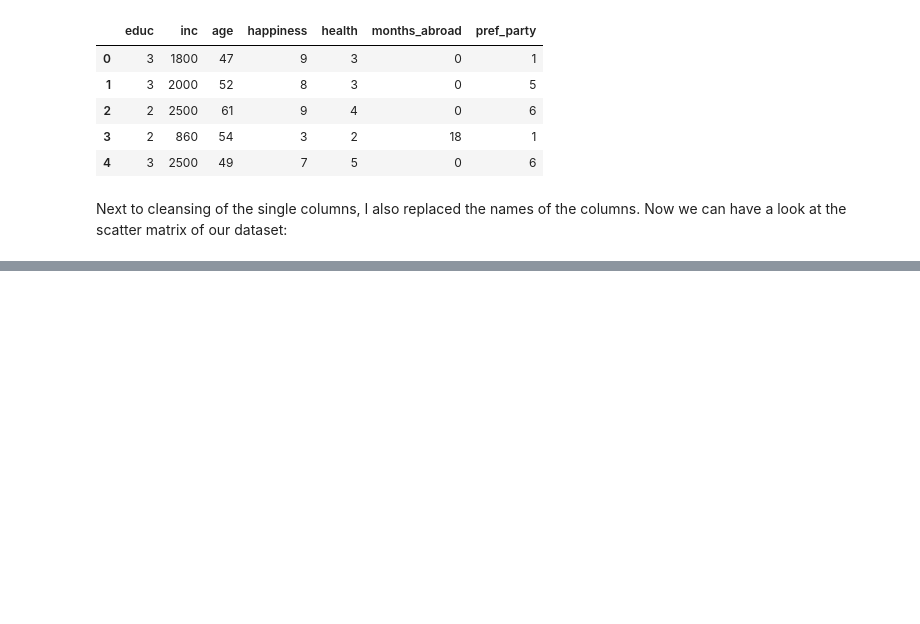
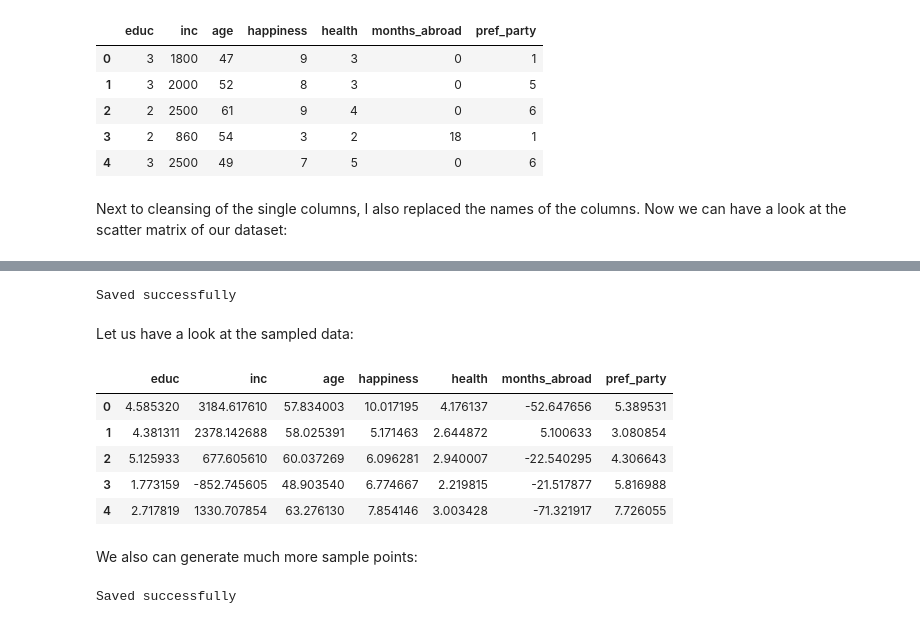
Before and after one commit to christophsaffer/Multiavariate_Gaussian_models, a Jupyter notebook: data_report02.ipynb, the cells around one changed output, grey strips where cells are left out. Drawn from its saved outputs; the diff is of its cells as text; code cells hidden in the pictures; blank space fills up the shorter version.

Commit message:
Implemented sampling

```diff
--- a/data_report02.ipynb
+++ b/data_report02.ipynb
@@ -69,0 +75,3 @@ As we can see on the diagonal in the scatter matrix, most of the single variable
+# %%
+from modules.models import *
+allb = MvG("allbus2016")
@@ -69,0 +123,21 @@ As we can see on the diagonal in the scatter matrix, most of the single variable
+# %%
+sampling500 = allb.sampling(500, save=True)
+# %% [output]
+Saved successfully
+# %% [markdown]
+Let us have a look at the sampled data:
+# %%
+sampling500.head()
+# %% [output]
+|  | educ | inc | age | happiness | health | months_abroad | pref_party |
+| 0 | 4.585320 | 3184.617610 | 57.834003 | 10.017195 | 4.176137 | -52.647656 | 5.389531 |
+| 1 | 4.381311 | 2378.142688 | 58.025391 | 5.171463 | 2.644872 | 5.100633 | 3.080854 |
+| 2 | 5.125933 | 677.605610 | 60.037269 | 6.096281 | 2.940007 | -22.540295 | 4.306643 |
+| 3 | 1.773159 | -852.745605 | 48.903540 | 6.774667 | 2.219815 | -21.517877 | 5.816988 |
+| 4 | 2.717819 | 1330.707854 | 63.276130 | 7.854146 | 3.003428 | -71.321917 | 7.726055 |
+# %% [markdown]
+We also can generate much more sample points:
+# %%
+sampling5000 = allb.sampling(5000, save=True)
+# %% [output]
+Saved successfully
```
Also changed, not shown: parts of 21 cells of this notebook, 3 other files.
